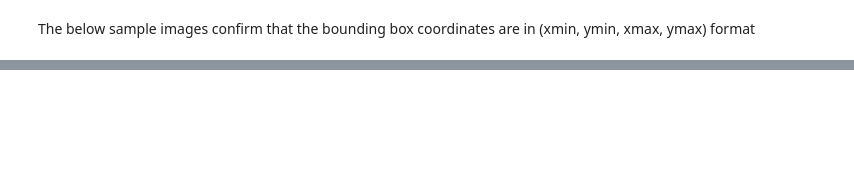
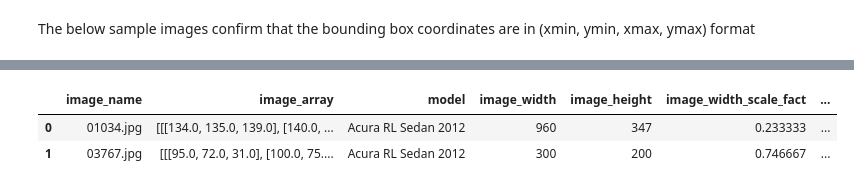
Before and after one commit to girijeshcse/car_finder, a Jupyter notebook: notebooks/Capstone_Project_CV2_Kishore.ipynb, the cells around one changed output, grey strips where cells are left out. Saved outputs shown, nothing was run; the diff lists cells and outputs as text; code cells hidden in the pictures; blank space fills up the shorter version.

```diff
--- a/notebooks/Capstone_Project_CV2_Kishore.ipynb
+++ b/notebooks/Capstone_Project_CV2_Kishore.ipynb
@@ -80,0 +287,11 @@ show_image_with_bounding_box("00999.jpg")
+# %%
+def dfWithScaledBoundingBoxCoordinates(df):
+    df['xmin_scaled']=df.xmin * df.image_width_scale_fact
+    df['ymin_scaled']=df.ymin * df.image_height_scale_fact
+    df['xmax_scaled']=df.xmax * df.image_width_scale_fact
+    df['ymax_scaled']=df.ymax * df.image_height_scale_fact
+    df['xmin_scaled']=df['xmin_scaled'].apply(np.floor)
+    df['ymin_scaled']=df['ymin_scaled'].apply(np.floor)
+    df['xmax_scaled']=df['xmax_scaled'].apply(np.floor)
+    df['ymax_scaled']=df['ymax_scaled'].apply(np.floor)
+    return df
@@ -80,0 +300,2 @@ show_image_with_bounding_box("00999.jpg")
+# %%
+df_train_224 = dfWithScaledBoundingBoxCoordinates(df_train_224)
@@ -80,0 +304,2 @@ show_image_with_bounding_box("00999.jpg")
+# %%
+df_train_224_cp = df_train_224.copy()
@@ -80,0 +308,6 @@ show_image_with_bounding_box("00999.jpg")
+# %%
+df_train_224_cp.head(2)
+# %% [output]
+|  | image_name | image_array | model | image_width | image_height | image_width_scale_fact | ... |
+| 0 | 01034.jpg | [[[134.0, 135.0, 139.0], [140.0, ... | Acura RL Sedan 2012 | 960 | 347 | 0.233333 | ... |
+| 1 | 03767.jpg | [[[95.0, 72.0, 31.0], [100.0, 75.... | Acura RL Sedan 2012 | 300 | 200 | 0.746667 | ... |
```
Also changed, not shown: parts of 48 cells of this notebook.
